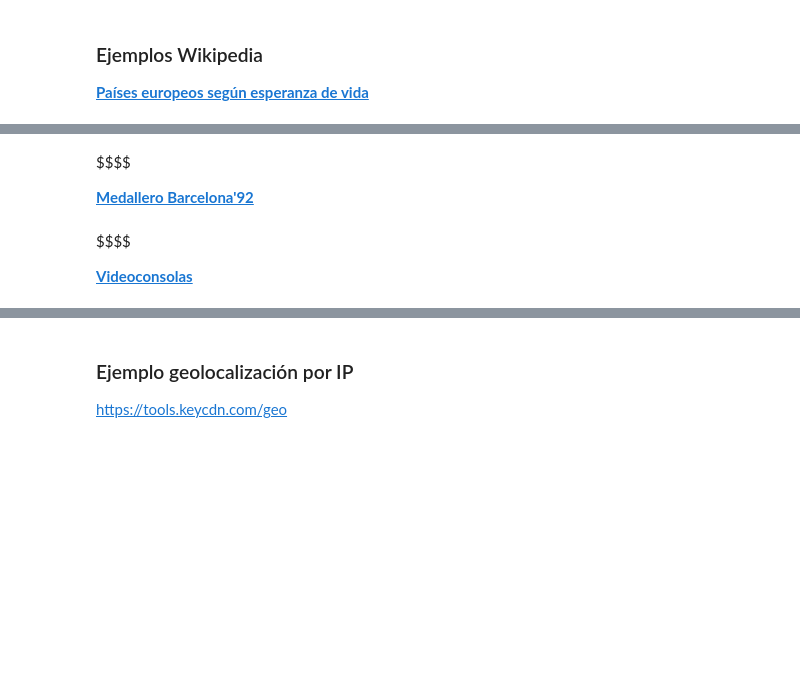
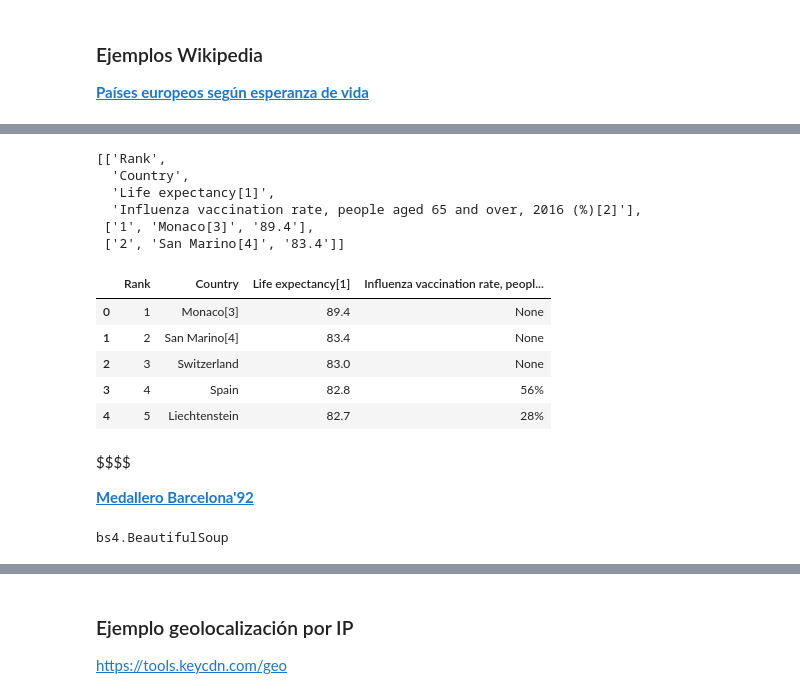
Before and after one commit to Ironhack-Data-Madrid-Abril-2021/Material_Clase, a Jupyter notebook: semana_3/2.2 - Web Scraping (bs4).ipynb, the cells around one changed output, grey strips where cells are left out. Saved outputs shown, nothing was run; the diff lists cells and outputs as text; code cells hidden in the pictures; blank space fills up the shorter version.

```diff
--- a/semana_3/2.2 - Web Scraping (bs4).ipynb
+++ b/semana_3/2.2 - Web Scraping (bs4).ipynb
@@ -8,0 +25,6 @@
+# %%
+# bs4 para el manejo del html
+
+soup=bs(html, 'html.parser')
+
+type(soup)
@@ -8,0 +33,6 @@
+# %%
+# sacamos la tabla
+
+tabla=soup.find('table')
+
+type(tabla)
@@ -8,0 +41,8 @@
+# %%
+# extraccion de filas
+
+filas=tabla.find_all('tr')
+
+filas=[f.text.strip().split('\n') for f in filas]
+
+filas[:3]
@@ -9,8 +58,42 @@
+# %%
+# minima limpieza
+
+final=[]
+
+for e in filas:
+    tmp=[]
+    for st in e:
+        if st!='':
+            tmp.append(st.replace('\xa0', ''))
+
+    final.append(tmp)
+
+final[:3]
+# %% [output]
+[['Rank',
+  'Country',
+  'Life expectancy[1]',
+  'Influenza vaccination rate, people aged 65 and over, 2016 (%)[2]'],
+ ['1', 'Monaco[3]', '89.4'],
+ ['2', 'San Marino[4]', '83.4']]
+# %%
+import pandas as pd
+
+col_names=final[0]
+
+data=final[1:]
+
+df=pd.DataFrame(data, columns=col_names)
+
+df.head()
+# %% [output]
+|  | Rank | Country | Life expectancy[1] | Influenza vaccination rate, peopl... |
+| 0 | 1 | Monaco[3] | 89.4 | None |
+| 1 | 2 | San Marino[4] | 83.4 | None |
+| 2 | 3 | Switzerland | 83.0 | None |
+| 3 | 4 | Spain | 82.8 | 56% |
+| 4 | 5 | Liechtenstein | 82.7 | 28% |
 # %% [markdown]
 $$$$
 
 **[Medallero Barcelona'92](https://es.wikipedia.org/wiki/Juegos_Ol%C3%ADmpicos_de_Barcelona_1992)**
-# %% [markdown]
-$$$$
-
-**[Videoconsolas](https://es.wikipedia.org/wiki/Videoconsola)**
@@ -16,0 +104,8 @@ $$$$
+# %%
+data=response.text    # no importa text o content, bs4 lo reconoce igual
+
+soup=bs(data, 'html.parser')
+
+type(soup)
+# %% [output]
+bs4.BeautifulSoup
```
Also changed, not shown: parts of 38 cells of this notebook.
